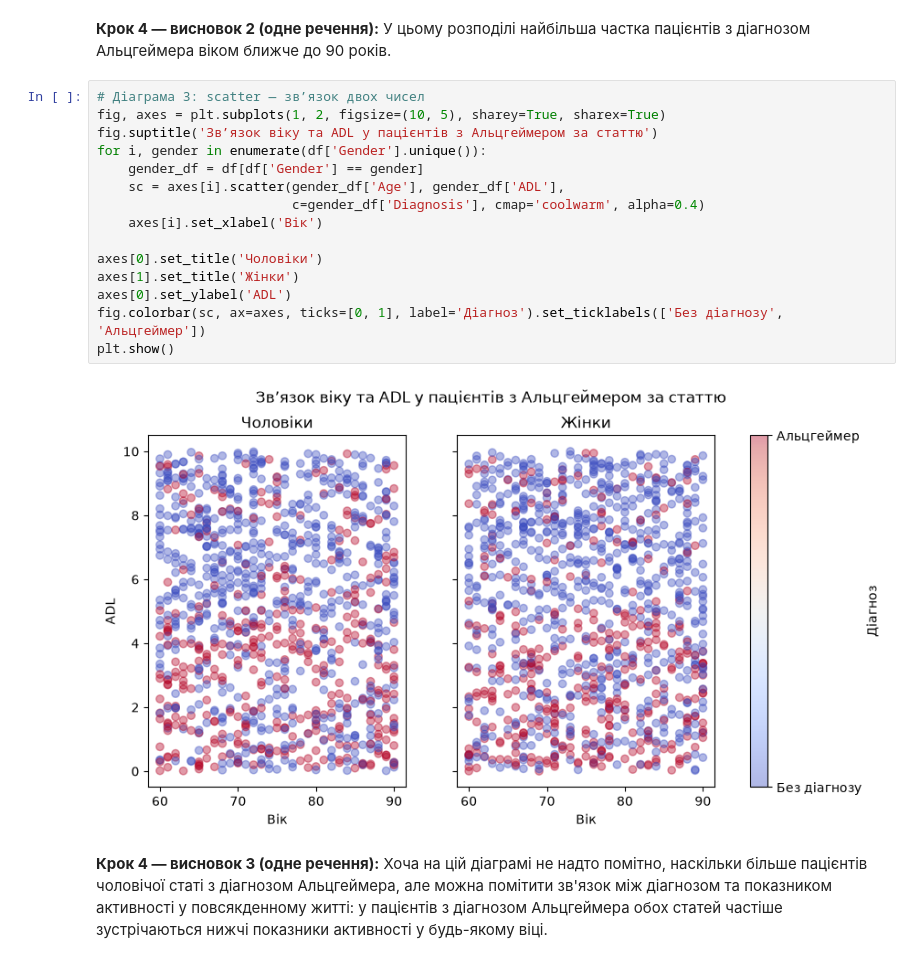
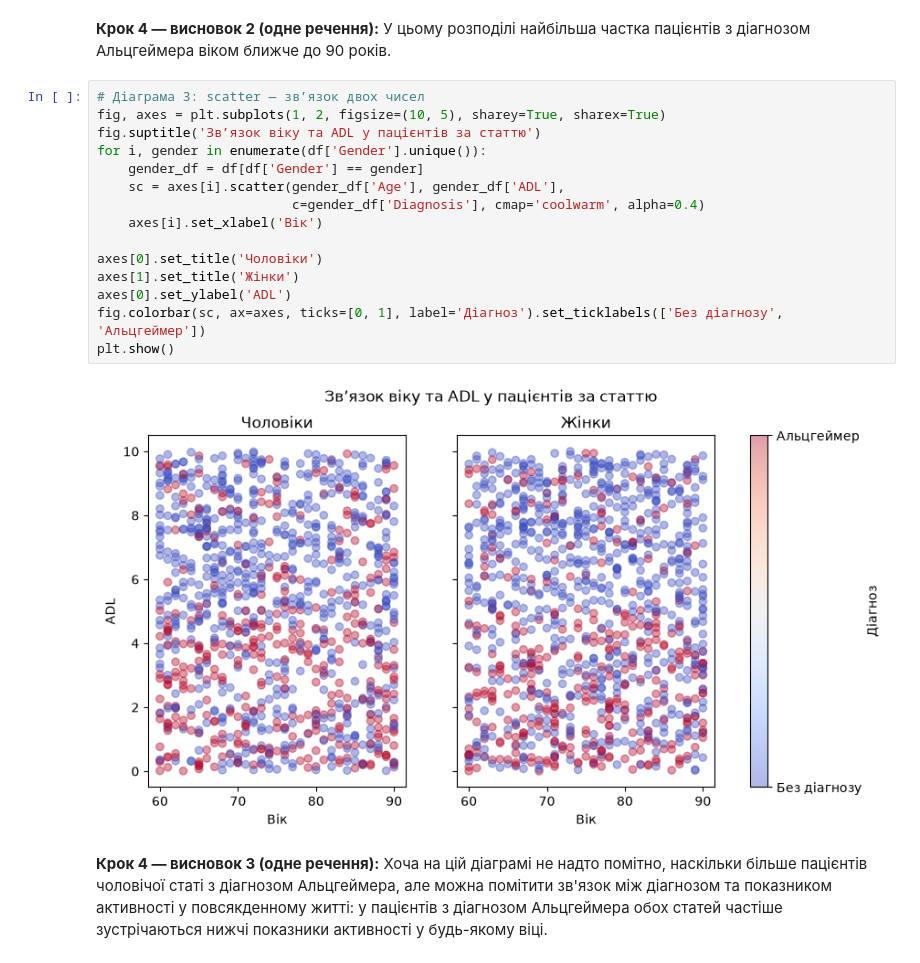
Before and after one commit to anyabreus/Unitar-Python-HW, a Jupyter notebook: 4/lesson4_homework.ipynb, the cells around one changed output. Cells and saved outputs as stored; diff of their text form.

Commit message:
Add dataset source; change name of 3d diagram in HW 4

```diff
--- a/4/lesson4_homework.ipynb
+++ b/4/lesson4_homework.ipynb
@@ -123,20 +123,20 @@ plt.show()
 # %%
 # Діаграма 3: scatter — зв’язок двох чисел
 fig, axes = plt.subplots(1, 2, figsize=(10, 5), sharey=True, sharex=True)
-fig.suptitle('Зв’язок віку та ADL у пацієнтів з Альцгеймером за статтю')
+fig.suptitle('Зв’язок віку та ADL у пацієнтів за статтю')
 for i, gender in enumerate(df['Gender'].unique()):
     gender_df = df[df['Gender'] == gender]
     sc = axes[i].scatter(gender_df['Age'], gender_df['ADL'],
                          c=gender_df['Diagnosis'], cmap='coolwarm', alpha=0.4)
     axes[i].set_xlabel('Вік')
 
 axes[0].set_title('Чоловіки')
 axes[1].set_title('Жінки')
 axes[0].set_ylabel('ADL')
 fig.colorbar(sc, ax=axes, ticks=[0, 1], label='Діагноз').set_ticklabels(['Без діагнозу', 'Альцгеймер'])
 plt.show()
 # %% [output]
-[figure, old version]
+[figure, new version]
 # %% [markdown]
 **Крок 4 — висновок 3 (одне речення):** Хоча на цій діаграмі не надто помітно, наскільки більше пацієнтів чоловічої статі з діагнозом Альцгеймера, але можна помітити зв'язок між діагнозом та показником активності у повсякденному житті: у пацієнтів з діагнозом Альцгеймера обох статей частіше зустрічаються нижчі показники активності у будь-якому віці.
 # %% [markdown]
```
Also changed, not shown: parts of 1 cell of this notebook.
